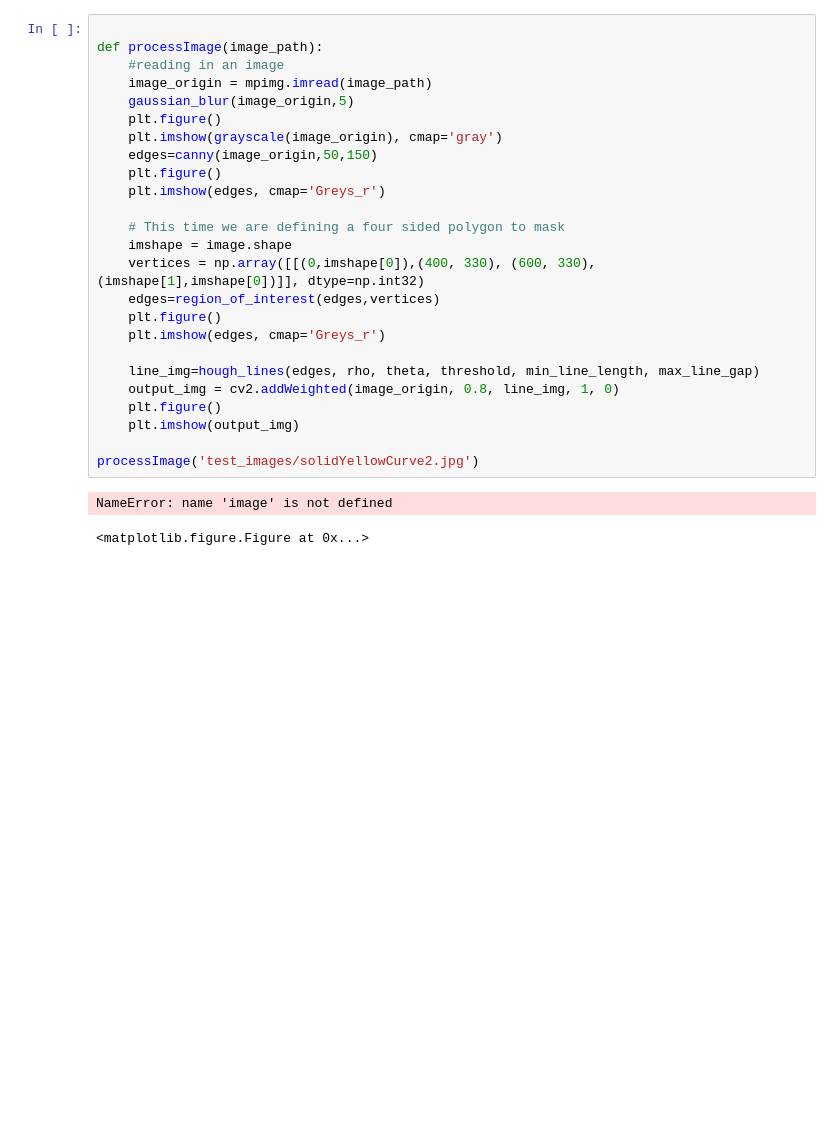
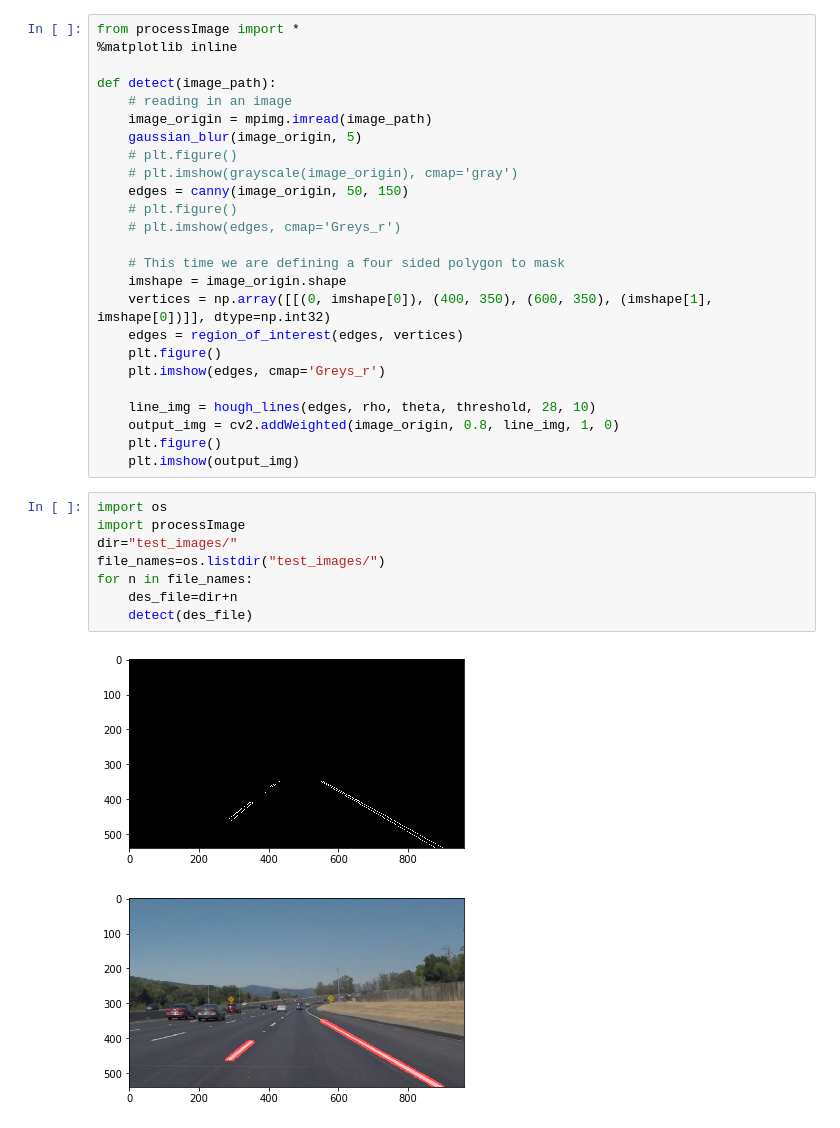
Before and after one commit to zxf8665905/LaneLinesDetection, a Jupyter notebook: processImage.ipynb, the cells around one changed output. Saved outputs shown, nothing was run; the diff lists cells and outputs as text; blank space fills up the shorter version.

```diff
--- a/processImage.ipynb
+++ b/processImage.ipynb
@@ -112,28 +9,36 @@ def weighted_img(img, initial_img, α=0.8, β=1., λ=0.):
 # %%
+from processImage import *
+%matplotlib inline
 
-def processImage(image_path):
-    #reading in an image
+def detect(image_path):
+    # reading in an image
     image_origin = mpimg.imread(image_path)
-    gaussian_blur(image_origin,5)
-    plt.figure()
-    plt.imshow(grayscale(image_origin), cmap='gray')
-    edges=canny(image_origin,50,150)
+    gaussian_blur(image_origin, 5)
+    # plt.figure()
+    # plt.imshow(grayscale(image_origin), cmap='gray')
+    edges = canny(image_origin, 50, 150)
+    # plt.figure()
+    # plt.imshow(edges, cmap='Greys_r')
+
+    # This time we are defining a four sided polygon to mask
+    imshape = image_origin.shape
+    vertices = np.array([[(0, imshape[0]), (400, 350), (600, 350), (imshape[1], imshape[0])]], dtype=np.int32)
+    edges = region_of_interest(edges, vertices)
     plt.figure()
     plt.imshow(edges, cmap='Greys_r')
 
-    # This time we are defining a four sided polygon to mask
-    imshape = image.shape
-    vertices = np.array([[(0,imshape[0]),(400, 330), (600, 330), (imshape[1],imshape[0])]], dtype=np.int32)
-    edges=region_of_interest(edges,vertices)
-    plt.figure()
-    plt.imshow(edges, cmap='Greys_r')
-
-    line_img=hough_lines(edges, rho, theta, threshold, min_line_length, max_line_gap)
+    line_img = hough_lines(edges, rho, theta, threshold, 28, 10)
     output_img = cv2.addWeighted(image_origin, 0.8, line_img, 1, 0)
     plt.figure()
     plt.imshow(output_img)
-
-processImage('test_images/solidYellowCurve2.jpg')
-# %% [output]
-NameError: name 'image' is not defined
-<matplotlib.figure.Figure at 0x...>
+# %%
+import os
+import processImage
+dir="test_images/"
+file_names=os.listdir("test_images/")
+for n in file_names:
+    des_file=dir+n
+    detect(des_file)
+# %% [output]
+[figure, added]
+[figure, added]
```
Also changed, not shown: parts of 4 cells of this notebook, 2 other files.
